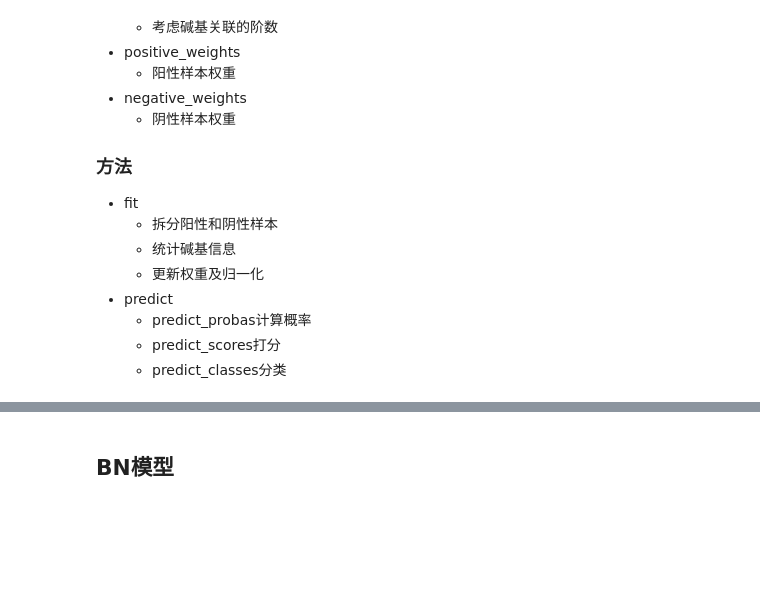
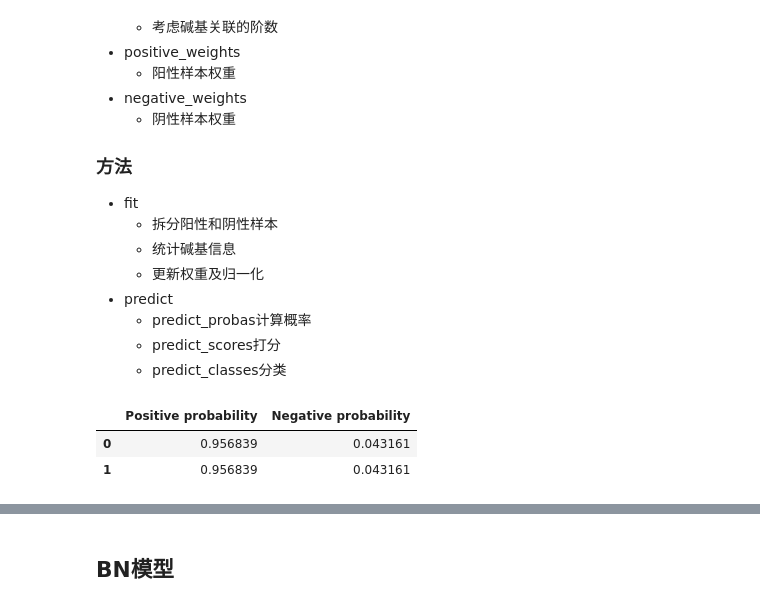
Before and after one commit to AdeBC/GSSR, a Jupyter notebook: Source/Models.ipynb, the cells around one changed output, grey strips where cells are left out. Drawn from its saved outputs; the diff is of its cells as text; code cells hidden in the pictures; blank space fills up the shorter version.

```diff
--- a/Source/Models.ipynb
+++ b/Source/Models.ipynb
@@ -96,33 +96,37 @@ class WAM:
         return arrays
 
     def predict_classes(self, data, T):
         scores = self.predict_scores(data)
         classes = np.zeros(scores.shape, dtype=np.int)
         isGreater = scores >= T
         classes[isGreater] = 1
         return classes
 
     def predict_probas(self, data):
         scores = data.apply(self._score).tolist()
         probas = pd.DataFrame(scores, columns=['Positive probability','Negative probability'])
-        return probas
+        return probas.apply(lambda x: x / x.sum(), axis=1)
 
     def predict_scores(self, data):
         probas = self.predict_probas(data)
-        score = np.log( probas.apply(lambda x: x[0] / x[1], axis=1) )
+        score = np.log( probas['Positive probability'] / probas['Negative probability'] )
         return score
 
     def _score(self, sample):
-        #
+        # 记得更新
         pos_weights = self.positive_weights
         neg_weights = self.negative_weights
 
         arrlen = self.arr_length
         pos_probas = [pos_weights.loc[i, sample[i-arrlen:i]] for i in range(arrlen, len(sample))]
         neg_probas = [neg_weights.loc[i, sample[i-arrlen:i]] for i in range(arrlen, len(sample))]
 
         pos_Proba = reduce(lambda x, y: x * y, pos_probas)
         neg_Proba = reduce(lambda x, y: x * y, neg_probas)
 
         # return positive and negative probas
         return [pos_Proba, neg_Proba]
+# %% [output]
+|  | Positive probability | Negative probability |
+| 0 | 0.956839 | 0.043161 |
+| 1 | 0.956839 | 0.043161 |
```
Also changed, not shown: parts of 3 cells of this notebook, 1 other file.
